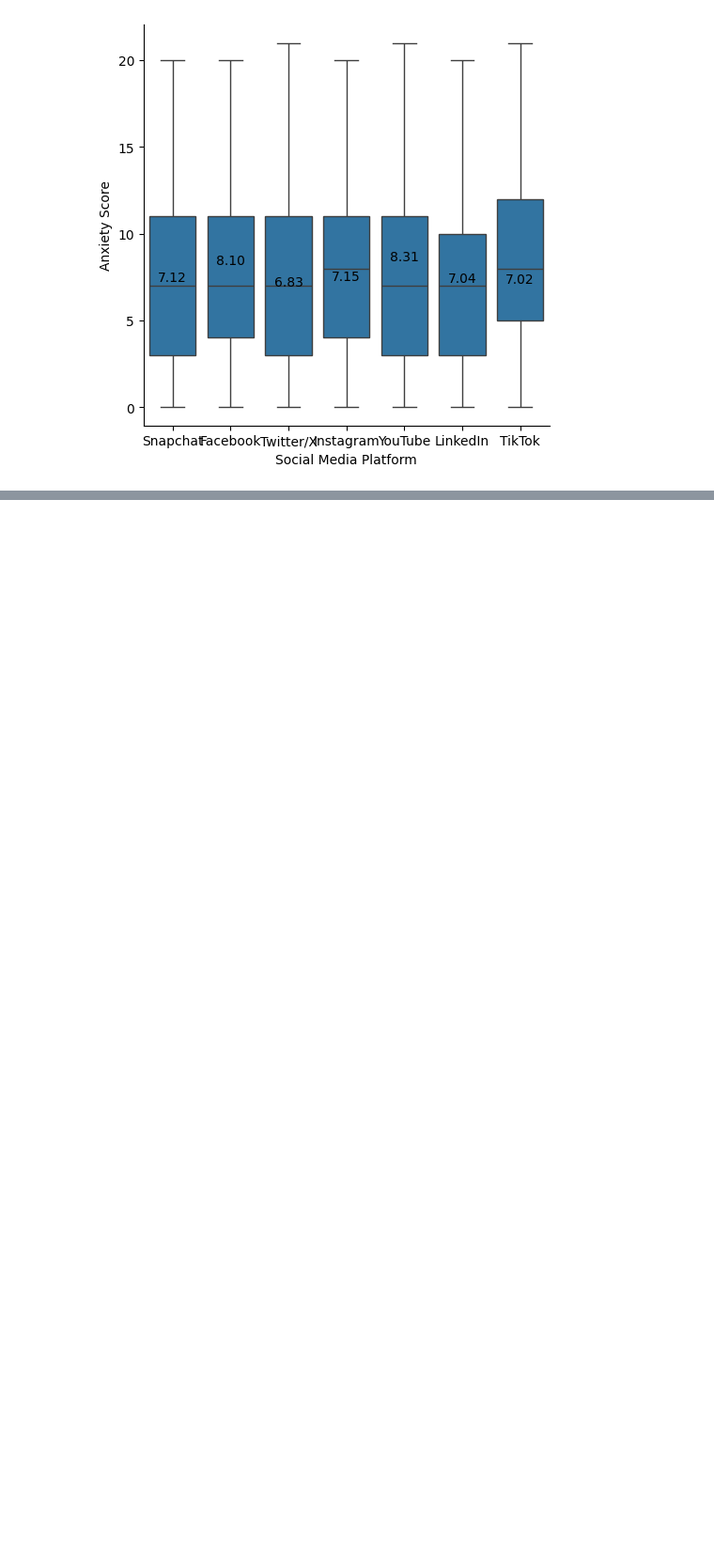
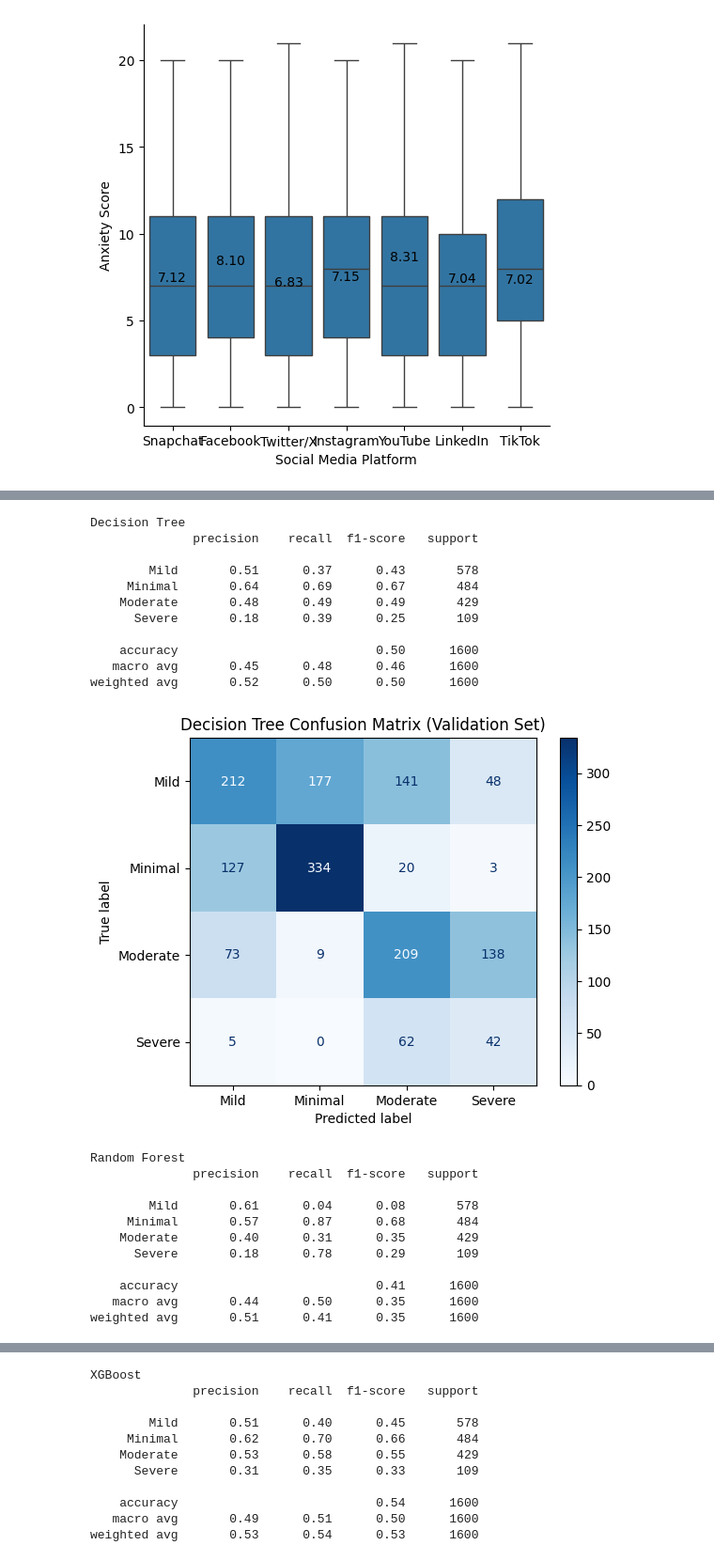
Before and after one commit to hlee93/CFG_ML_AI_Course, a Jupyter notebook: anxiety-and-social-media-usage.ipynb, the cells around one changed output, grey strips where cells are left out. Shown at 94% size. Saved outputs shown, nothing was run; the diff lists cells and outputs as text; code cells hidden in the pictures; blank space fills up the shorter version.

```diff
--- a/anxiety-and-social-media-usage.ipynb
+++ b/anxiety-and-social-media-usage.ipynb
@@ -326,0 +409,16 @@ plt.show()
+# %%
+# Random Forest Model
+rf_pipeline = Pipeline(
+    steps=[
+        ("preprocess", preprocessor),
+        ("model", RandomForestClassifier(
+            n_estimators=400,
+            class_weight="balanced",
+            min_samples_leaf=5,
+            n_jobs=-1,
+            random_state=42
+        ))
+    ]
+)
+
+rf_pipeline.fit(X_train, y_train)
@@ -326,0 +520,7 @@ plt.show()
+# %%
+# Model pipelines dictionary
+models = {
+    "Decision Tree": [dt_pipeline,dt_param_distributions],
+    "Random Forest": [rf_pipeline,rf_param_distributions],
+    "XGBoost": [xgb_pipeline, xgb_param_distributions]
+}
@@ -326,0 +529,45 @@ plt.show()
+# %%
+# Evaluate on validation set
+for name, (pipeline, param_distributions) in models.items():
+    print(f"\n{name}")
+
+    # Predict on validation set
+    y_pred = pipeline.predict(X_val)
+
+    # Convert numeric labels back to original text
+    y_pred_text = encoder.inverse_transform(y_pred)
+    y_val_text = encoder.inverse_transform(y_val)
+
+    # Classification report
+    print(classification_report(y_val_text, y_pred_text))
+
+    # Confusion matrix
+    cm = confusion_matrix(y_val_text, y_pred_text, labels=encoder.classes_)
+    disp = ConfusionMatrixDisplay(confusion_matrix=cm, display_labels=encoder.classes_)
+    disp.plot(cmap="Blues")
+    plt.title(f"{name} Confusion Matrix (Validation Set)")
+    plt.show()
+# %% [output]
+Decision Tree
+              precision    recall  f1-score   support
+
+        Mild       0.51      0.37      0.43       578
+     Minimal       0.64      0.69      0.67       484
+    Moderate       0.48      0.49      0.49       429
+      Severe       0.18      0.39      0.25       109
+
+    accuracy                           0.50      1600
+   macro avg       0.45      0.48      0.46      1600
+weighted avg       0.52      0.50      0.50      1600
+[figure, added]
+Random Forest
+              precision    recall  f1-score   support
+
+        Mild       0.61      0.04      0.08       578
+     Minimal       0.57      0.87      0.68       484
+    Moderate       0.40      0.31      0.35       429
+      Severe       0.18      0.78      0.29       109
+
+    accuracy                           0.41      1600
+   macro avg       0.44      0.50      0.35      1600
+weighted avg       0.51      0.41      0.35      1600
@@ -326,0 +575,11 @@ plt.show()
+XGBoost
+              precision    recall  f1-score   support
+
+        Mild       0.51      0.40      0.45       578
+     Minimal       0.62      0.70      0.66       484
+    Moderate       0.53      0.58      0.55       429
+      Severe       0.31      0.35      0.33       109
+
+    accuracy                           0.54      1600
+   macro avg       0.49      0.51      0.50      1600
+weighted avg       0.53      0.54      0.53      1600
```
Also changed, not shown: parts of 26 cells of this notebook.
